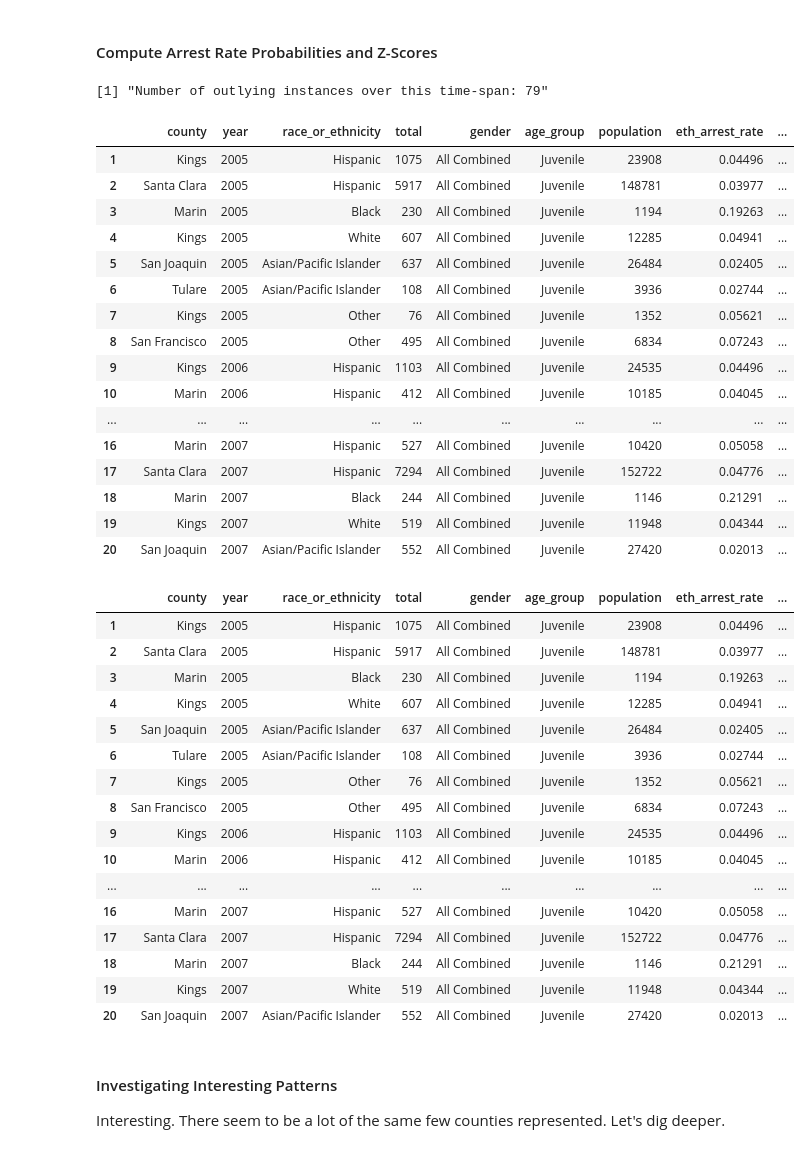
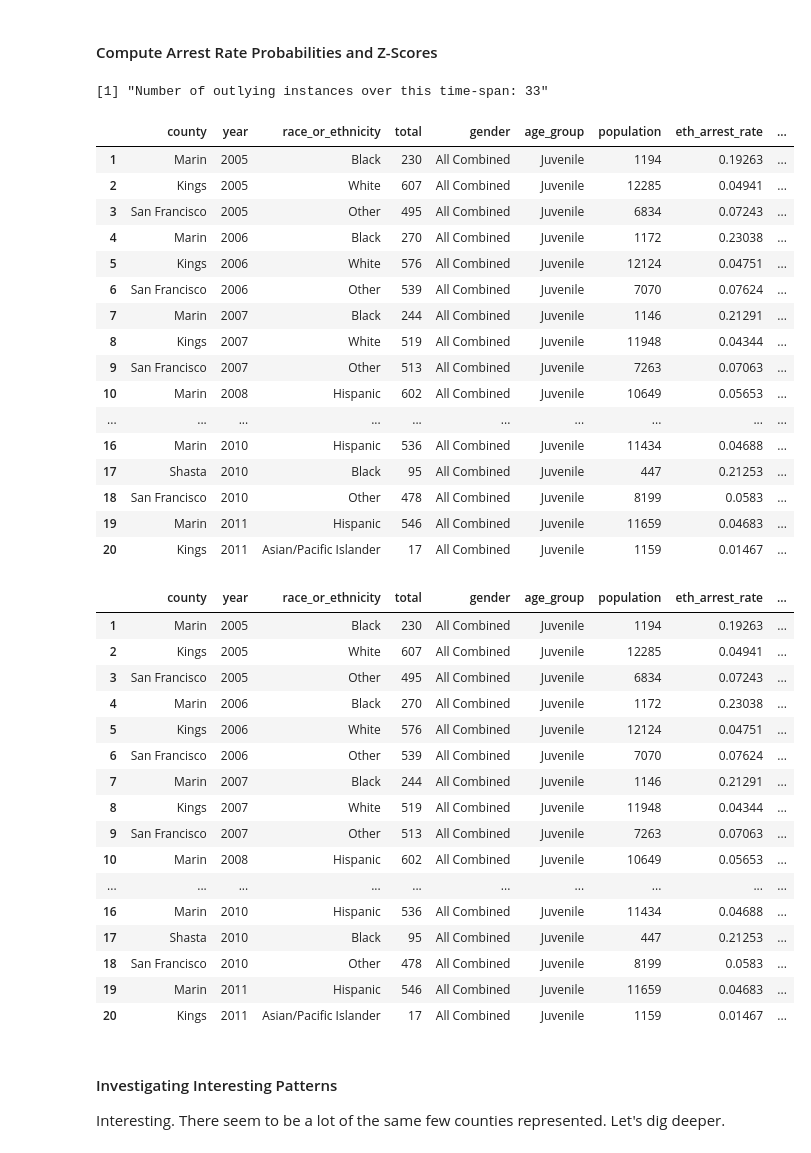
Before and after one commit to sjesupaul/CA_DOJ_OpenJustice, a Jupyter notebook: ethnic_enforcement_outliers.ipynb, the cells around one changed output. Drawn from its saved outputs; the diff is of its cells as text; code cells hidden in the pictures.

```diff
--- a/ethnic_enforcement_outliers.ipynb
+++ b/ethnic_enforcement_outliers.ipynb
@@ -283,72 +273,72 @@ Currently, I simply computed the Z-score of each county's ethnic group arrest ra
 
 ## Create empty dataframe
 dat_stats <- dat_joined[0,]
 dat_stats$rate_prob <- numeric(0)
 dat_stats$z_score <- numeric(0)
 
 ## Nested loop (computing stats per race/ethnic group, per year)
 for(i in unique(dat_joined$year)){
 
     ## Subset to iterative year
     dat_year <- dat_joined[dat_joined$year %in% i,]
 
     for(j in unique(dat_year$race_or_ethnicity)){
 
         ## Subset to iterative race/ethnicity
         dat_race <- dat_year[dat_year$race_or_ethnicity %in% j,]
 
         ## Compute the probability of the observed arrest rate
         dat_race$rate_prob <- round(pnorm(dat_race$eth_arrest_rate, mean(dat_race$eth_arrest_rate, na.rm = T),
-                                    sd(dat_race$eth_arrest_rate, na.rm = T), lower.tail = FALSE, log.p = FALSE), 5)
+                                    sd(dat_race$eth_arrest_rate, na.rm = T), lower.tail = T, log.p = F), 5)
 
         ## Compute the Z-score of the observed arrest rates
-        dat_race$z_score <- qnorm(dat_race$rate_prob, lower.tail = FALSE, log.p = FALSE)
+        dat_race$z_score <- qnorm(dat_race$rate_prob, lower.tail = T, log.p = F)
 
         ## Bind to burgeoning dataframe
         dat_stats <- rbind(dat_stats, dat_race)
     }
 }
 
 ## Now, preview those who have evidently been outliers in enforcement upon every ethnic group per every year.
-paste("Number of outlying instances over this time-span:", nrow(dat_stats[dat_stats$z_score >= 2,]))
-head(dat_stats[dat_stats$z_score >= 2,], 20)
-head(dat_stats[dat_stats$z_score >= 2,], 20)
+paste("Number of outlying instances over this time-span:", nrow(dat_stats[dat_stats$z_score >= 3,]))
+head(dat_stats[dat_stats$z_score >= 3,], 20)
+head(dat_stats[dat_stats$z_score >= 3,], 20)
 # %% [output]
-[1] "Number of outlying instances over this time-span: 79"
+[1] "Number of outlying instances over this time-span: 33"
 |  | county | year | race_or_ethnicity | total | gender | age_group | population | eth_arrest_rate | ... |
-| 1 | Kings | 2005 | Hispanic | 1075 | All Combined | Juvenile | 23908 | 0.04496 | ... |
-| 2 | Santa Clara | 2005 | Hispanic | 5917 | All Combined | Juvenile | 148781 | 0.03977 | ... |
-| 3 | Marin | 2005 | Black | 230 | All Combined | Juvenile | 1194 | 0.19263 | ... |
-| 4 | Kings | 2005 | White | 607 | All Combined | Juvenile | 12285 | 0.04941 | ... |
-| 5 | San Joaquin | 2005 | Asian/Pacific Islander | 637 | All Combined | Juvenile | 26484 | 0.02405 | ... |
-| 6 | Tulare | 2005 | Asian/Pacific Islander | 108 | All Combined | Juvenile | 3936 | 0.02744 | ... |
-| 7 | Kings | 2005 | Other | 76 | All Combined | Juvenile | 1352 | 0.05621 | ... |
-| 8 | San Francisco | 2005 | Other | 495 | All Combined | Juvenile | 6834 | 0.07243 | ... |
-| 9 | Kings | 2006 | Hispanic | 1103 | All Combined | Juvenile | 24535 | 0.04496 | ... |
-| 10 | Marin | 2006 | Hispanic | 412 | All Combined | Juvenile | 10185 | 0.04045 | ... |
+| 1 | Marin | 2005 | Black | 230 | All Combined | Juvenile | 1194 | 0.19263 | ... |
+| 2 | Kings | 2005 | White | 607 | All Combined | Juvenile | 12285 | 0.04941 | ... |
+| 3 | San Francisco | 2005 | Other | 495 | All Combined | Juvenile | 6834 | 0.07243 | ... |
+| 4 | Marin | 2006 | Black | 270 | All Combined | Juvenile | 1172 | 0.23038 | ... |
+| 5 | Kings | 2006 | White | 576 | All Combined | Juvenile | 12124 | 0.04751 | ... |
+| 6 | San Francisco | 2006 | Other | 539 | All Combined | Juvenile | 7070 | 0.07624 | ... |
+| 7 | Marin | 2007 | Black | 244 | All Combined | Juvenile | 1146 | 0.21291 | ... |
+| 8 | Kings | 2007 | White | 519 | All Combined | Juvenile | 11948 | 0.04344 | ... |
+| 9 | San Francisco | 2007 | Other | 513 | All Combined | Juvenile | 7263 | 0.07063 | ... |
+| 10 | Marin | 2008 | Hispanic | 602 | All Combined | Juvenile | 10649 | 0.05653 | ... |
 | ... | ... | ... | ... | ... | ... | ... | ... | ... | ... |
-| 16 | Marin | 2007 | Hispanic | 527 | All Combined | Juvenile | 10420 | 0.05058 | ... |
-| 17 | Santa Clara | 2007 | Hispanic | 7294 | All Combined | Juvenile | 152722 | 0.04776 | ... |
-| 18 | Marin | 2007 | Black | 244 | All Combined | Juvenile | 1146 | 0.21291 | ... |
-| 19 | Kings | 2007 | White | 519 | All Combined | Juvenile | 11948 | 0.04344 | ... |
-| 20 | San Joaquin | 2007 | Asian/Pacific Islander | 552 | All Combined | Juvenile | 27420 | 0.02013 | ... |
+| 16 | Marin | 2010 | Hispanic | 536 | All Combined | Juvenile | 11434 | 0.04688 | ... |
+| 17 | Shasta | 2010 | Black | 95 | All Combined | Juvenile | 447 | 0.21253 | ... |
+| 18 | San Francisco | 2010 | Other | 478 | All Combined | Juvenile | 8199 | 0.0583 | ... |
+| 19 | Marin | 2011 | Hispanic | 546 | All Combined | Juvenile | 11659 | 0.04683 | ... |
+| 20 | Kings | 2011 | Asian/Pacific Islander | 17 | All Combined | Juvenile | 1159 | 0.01467 | ... |
 |  | county | year | race_or_ethnicity | total | gender | age_group | population | eth_arrest_rate | ... |
-| 1 | Kings | 2005 | Hispanic | 1075 | All Combined | Juvenile | 23908 | 0.04496 | ... |
-| 2 | Santa Clara | 2005 | Hispanic | 5917 | All Combined | Juvenile | 148781 | 0.03977 | ... |
-| 3 | Marin | 2005 | Black | 230 | All Combined | Juvenile | 1194 | 0.19263 | ... |
-| 4 | Kings | 2005 | White | 607 | All Combined | Juvenile | 12285 | 0.04941 | ... |
-| 5 | San Joaquin | 2005 | Asian/Pacific Islander | 637 | All Combined | Juvenile | 26484 | 0.02405 | ... |
-| 6 | Tulare | 2005 | Asian/Pacific Islander | 108 | All Combined | Juvenile | 3936 | 0.02744 | ... |
-| 7 | Kings | 2005 | Other | 76 | All Combined | Juvenile | 1352 | 0.05621 | ... |
-| 8 | San Francisco | 2005 | Other | 495 | All Combined | Juvenile | 6834 | 0.07243 | ... |
-| 9 | Kings | 2006 | Hispanic | 1103 | All Combined | Juvenile | 24535 | 0.04496 | ... |
-| 10 | Marin | 2006 | Hispanic | 412 | All Combined | Juvenile | 10185 | 0.04045 | ... |
+| 1 | Marin | 2005 | Black | 230 | All Combined | Juvenile | 1194 | 0.19263 | ... |
+| 2 | Kings | 2005 | White | 607 | All Combined | Juvenile | 12285 | 0.04941 | ... |
+| 3 | San Francisco | 2005 | Other | 495 | All Combined | Juvenile | 6834 | 0.07243 | ... |
+| 4 | Marin | 2006 | Black | 270 | All Combined | Juvenile | 1172 | 0.23038 | ... |
+| 5 | Kings | 2006 | White | 576 | All Combined | Juvenile | 12124 | 0.04751 | ... |
+| 6 | San Francisco | 2006 | Other | 539 | All Combined | Juvenile | 7070 | 0.07624 | ... |
+| 7 | Marin | 2007 | Black | 244 | All Combined | Juvenile | 1146 | 0.21291 | ... |
+| 8 | Kings | 2007 | White | 519 | All Combined | Juvenile | 11948 | 0.04344 | ... |
+| 9 | San Francisco | 2007 | Other | 513 | All Combined | Juvenile | 7263 | 0.07063 | ... |
+| 10 | Marin | 2008 | Hispanic | 602 | All Combined | Juvenile | 10649 | 0.05653 | ... |
 | ... | ... | ... | ... | ... | ... | ... | ... | ... | ... |
-| 16 | Marin | 2007 | Hispanic | 527 | All Combined | Juvenile | 10420 | 0.05058 | ... |
-| 17 | Santa Clara | 2007 | Hispanic | 7294 | All Combined | Juvenile | 152722 | 0.04776 | ... |
-| 18 | Marin | 2007 | Black | 244 | All Combined | Juvenile | 1146 | 0.21291 | ... |
-| 19 | Kings | 2007 | White | 519 | All Combined | Juvenile | 11948 | 0.04344 | ... |
-| 20 | San Joaquin | 2007 | Asian/Pacific Islander | 552 | All Combined | Juvenile | 27420 | 0.02013 | ... |
+| 16 | Marin | 2010 | Hispanic | 536 | All Combined | Juvenile | 11434 | 0.04688 | ... |
+| 17 | Shasta | 2010 | Black | 95 | All Combined | Juvenile | 447 | 0.21253 | ... |
+| 18 | San Francisco | 2010 | Other | 478 | All Combined | Juvenile | 8199 | 0.0583 | ... |
+| 19 | Marin | 2011 | Hispanic | 546 | All Combined | Juvenile | 11659 | 0.04683 | ... |
+| 20 | Kings | 2011 | Asian/Pacific Islander | 17 | All Combined | Juvenile | 1159 | 0.01467 | ... |
 # %% [markdown]
 #### Investigating Interesting Patterns
 Interesting. There seem to be a lot of the same few counties represented. Let's dig deeper.
```
Also changed, not shown: parts of 14 cells of this notebook, 1 other file.
